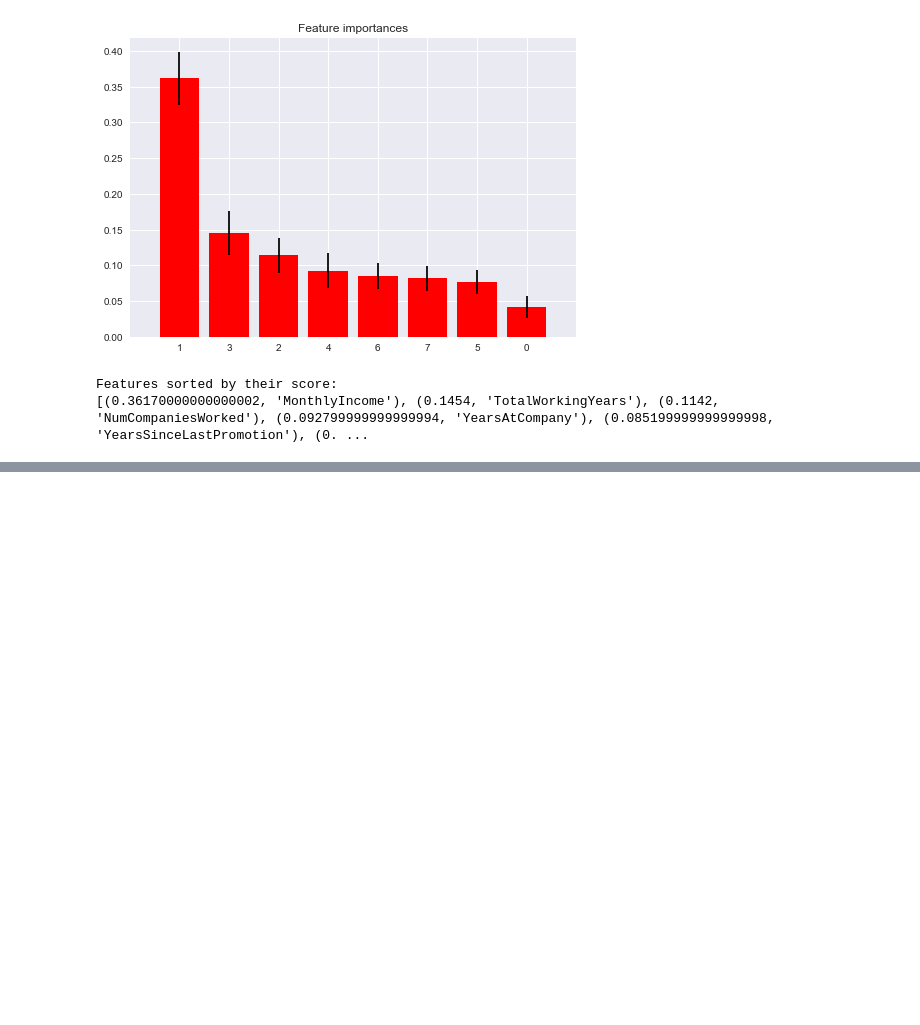
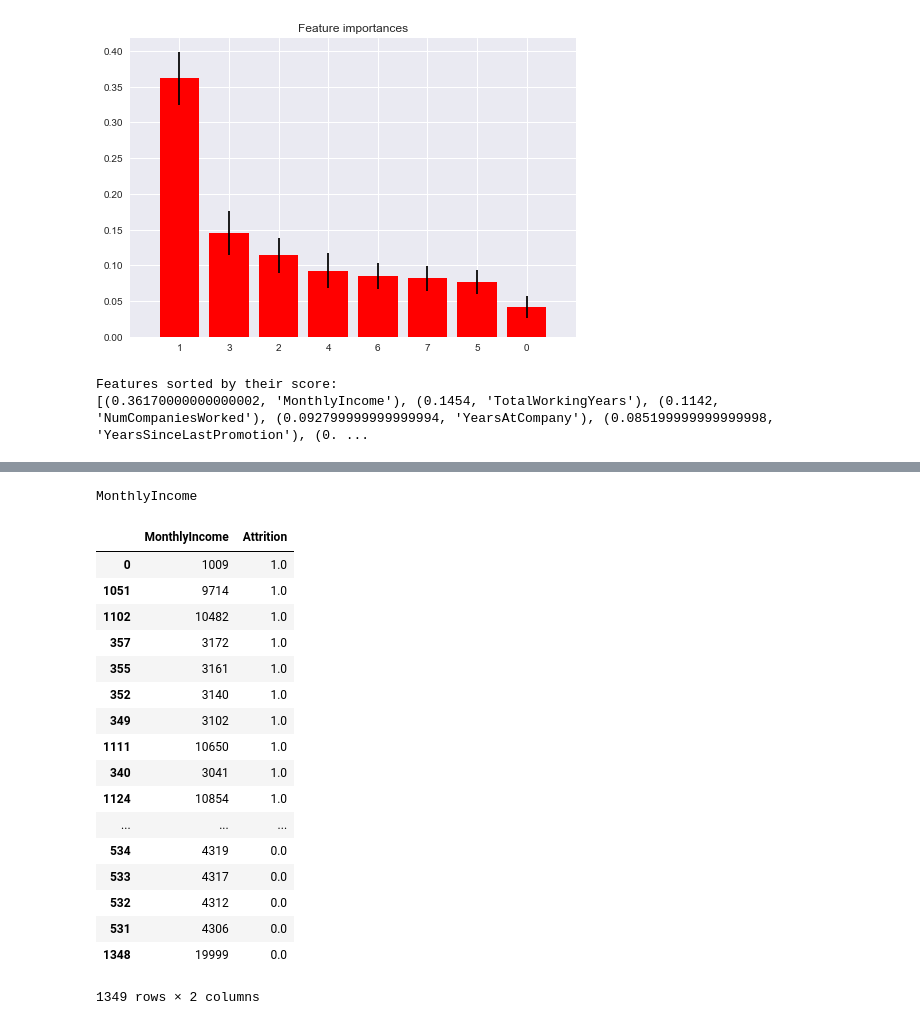
Before and after one commit to MallikarjunNamagiri/AnalyticalVidhya, a Jupyter notebook: Employee Attrition Prediction/EmployeeAttritionPrediction.ipynb, the cells around one changed output, grey strips where cells are left out. Drawn from its saved outputs; the diff is of its cells as text; code cells hidden in the pictures; blank space fills up the shorter version.

```diff
--- a/Employee Attrition Prediction/EmployeeAttritionPrediction.ipynb
+++ b/Employee Attrition Prediction/EmployeeAttritionPrediction.ipynb
@@ -454,0 +488,28 @@ Features sorted by their score:
+# %%
+# Print the names of the most important features
+for feature_list_index in sfm.get_support(indices=True):
+    print(cols_to_use[feature_list_index])
+# %% [output]
+MonthlyIncome
+# %%
+#compare the top ranking variables
+data1[['MonthlyIncome', 'Attrition']].groupby(['MonthlyIncome'], as_index=False).mean().sort_values(by='Attrition', ascending=False)
+# %% [output]
+|  | MonthlyIncome | Attrition |
+| 0 | 1009 | 1.0 |
+| 1051 | 9714 | 1.0 |
+| 1102 | 10482 | 1.0 |
+| 357 | 3172 | 1.0 |
+| 355 | 3161 | 1.0 |
+| 352 | 3140 | 1.0 |
+| 349 | 3102 | 1.0 |
+| 1111 | 10650 | 1.0 |
+| 340 | 3041 | 1.0 |
+| 1124 | 10854 | 1.0 |
+| ... | ... | ... |
+| 534 | 4319 | 0.0 |
+| 533 | 4317 | 0.0 |
+| 532 | 4312 | 0.0 |
+| 531 | 4306 | 0.0 |
+| 1348 | 19999 | 0.0 |
+1349 rows × 2 columns
```
Also changed, not shown: parts of 5 cells of this notebook.
